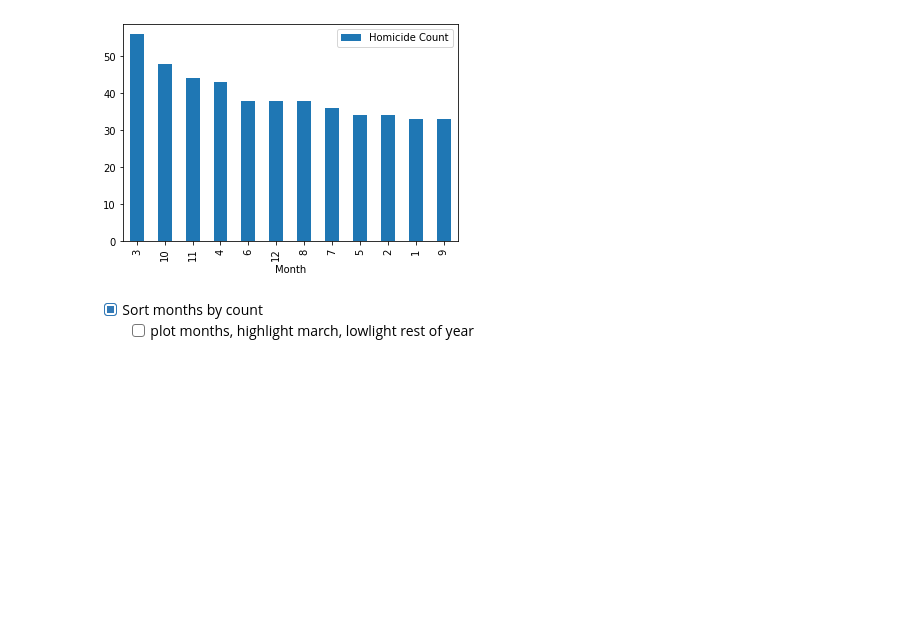
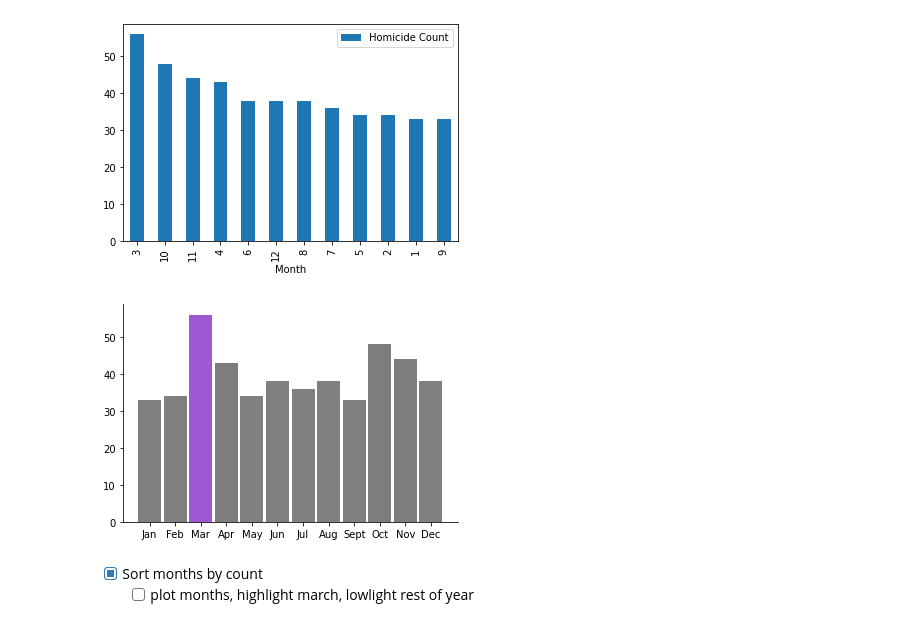
Before and after one commit to IsabelsRepo/IsabelsRepo, a Jupyter notebook: Data-Science/Unsolved Homicide Analysis/Unsolved_Homicides.ipynb, the cells around one changed output. Cells and saved outputs as stored; diff of their text form; code cells hidden in the pictures; blank space fills up the shorter version.

```diff
--- a/Data-Science/Unsolved Homicide Analysis/Unsolved_Homicides.ipynb
+++ b/Data-Science/Unsolved Homicide Analysis/Unsolved_Homicides.ipynb
@@ -444,6 +436,17 @@ months_df.plot.bar(x='Month')
 # %% [output]
 <AxesSubplot:xlabel='Month'>
 [figure]
+# %%
+# bar(color) indexes from sorted data
+month_colors = ['#9C59D1','#7e7c7c', '#7e7c7c', '#7e7c7c','grey','grey','grey','grey','grey','grey','grey','grey',]
+fig,ax = plt.subplots()
+ax.bar(months_df['Month'], months_df['Homicide Count'], width=0.9, color=month_colors)
+# set x labels. bar(tick_label) doesn't like strings
+plt.xticks(range(1,13), mo)
+ax.spines[['top', 'right']].set_visible(False)
+plt.show()
+# %% [output]
+[figure, added]
 # %% [markdown]
 - [x] Sort months by count
     - [ ] plot months, highlight march, lowlight rest of year
```
Also changed, not shown: parts of 24 cells of this notebook.
